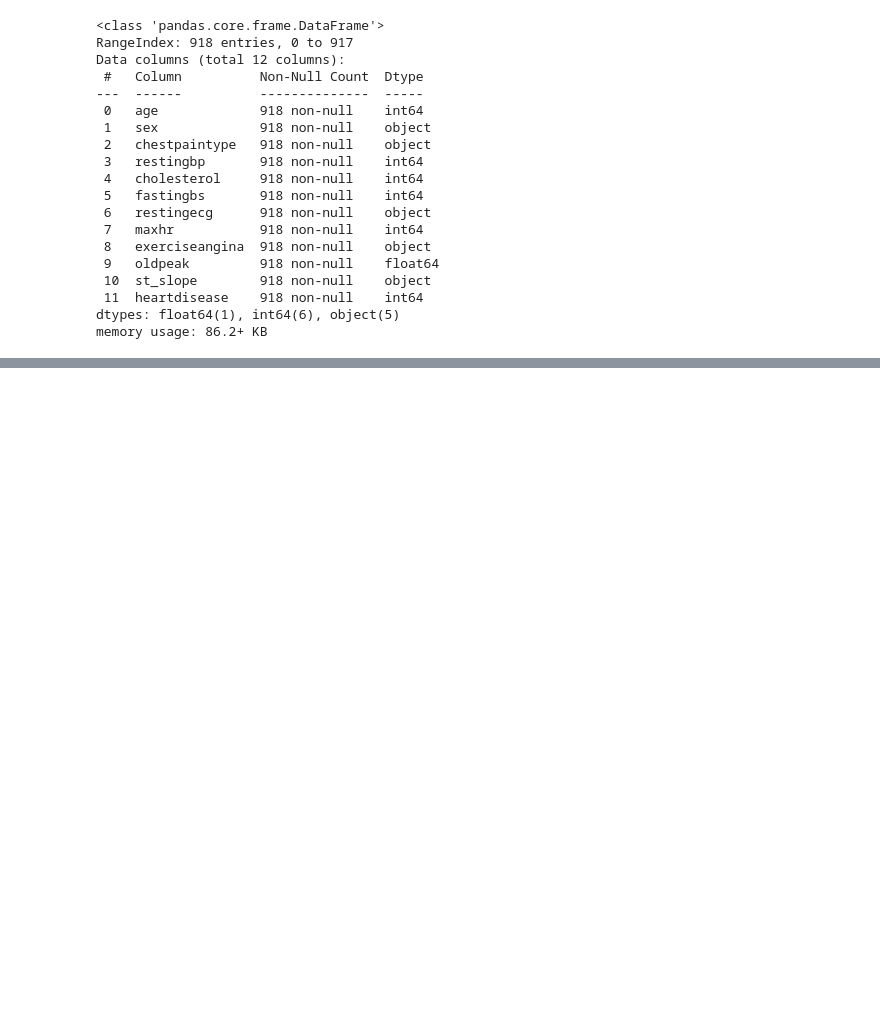
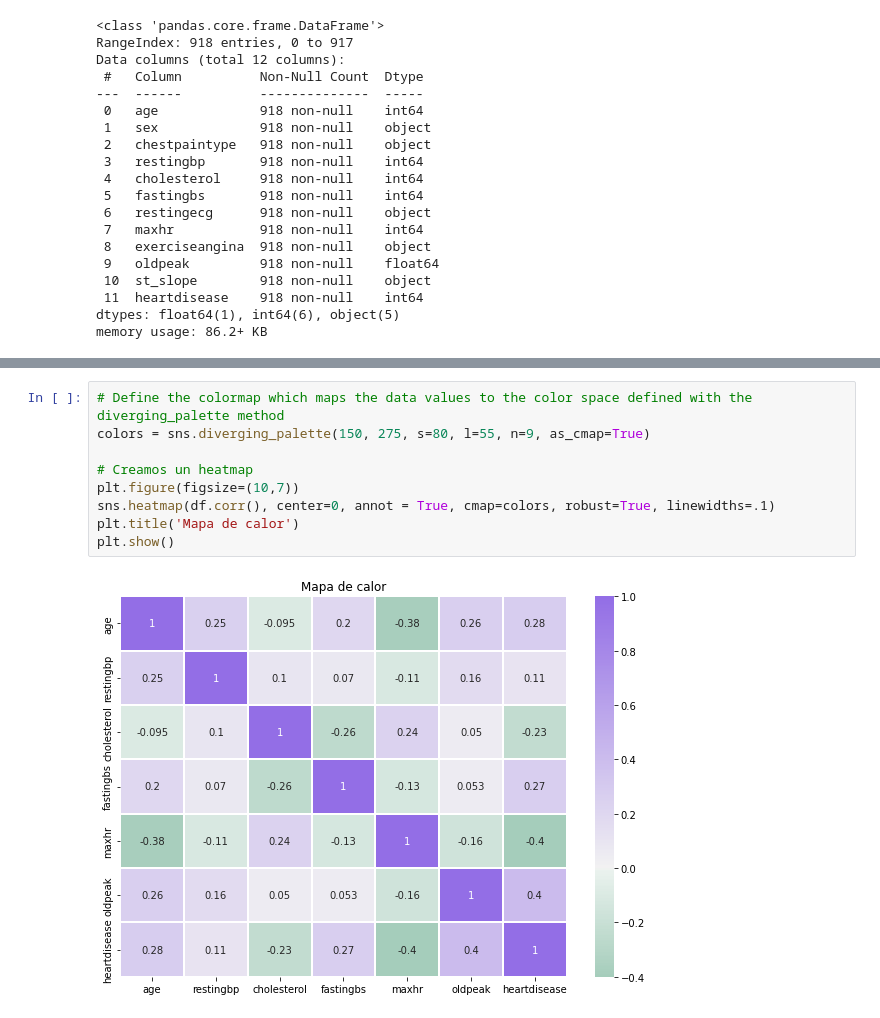
Before and after one commit to AgusDelga2/Heart-Failure-Poyect, a Jupyter notebook: Insuficiencia_cardiaca_proyeto_ISPC.ipynb, the cells around one changed output, grey strips where cells are left out. Drawn from its saved outputs; the diff is of its cells as text; blank space fills up the shorter version.

```diff
--- a/Insuficiencia_cardiaca_proyeto_ISPC.ipynb
+++ b/Insuficiencia_cardiaca_proyeto_ISPC.ipynb
@@ -67,0 +147,11 @@ df.describe()
+# %%
+# Define the colormap which maps the data values to the color space defined with the diverging_palette method
+colors = sns.diverging_palette(150, 275, s=80, l=55, n=9, as_cmap=True)
+
+# Creamos un heatmap
+plt.figure(figsize=(10,7))
+sns.heatmap(df.corr(), center=0, annot = True, cmap=colors, robust=True, linewidths=.1)
+plt.title('Mapa de calor')
+plt.show()
+# %% [output]
+[figure, added]
```
Also changed, not shown: parts of 13 cells of this notebook.
